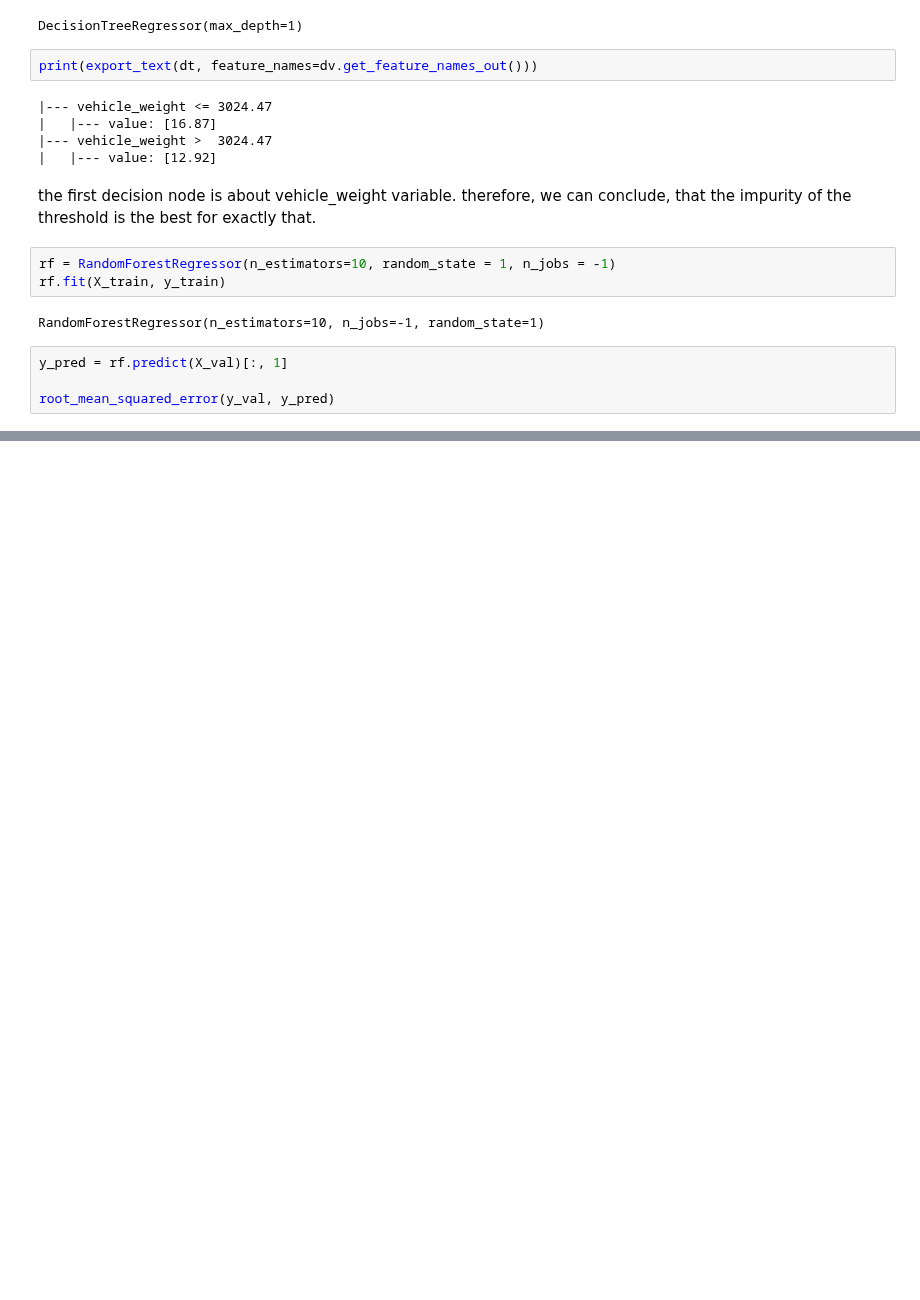
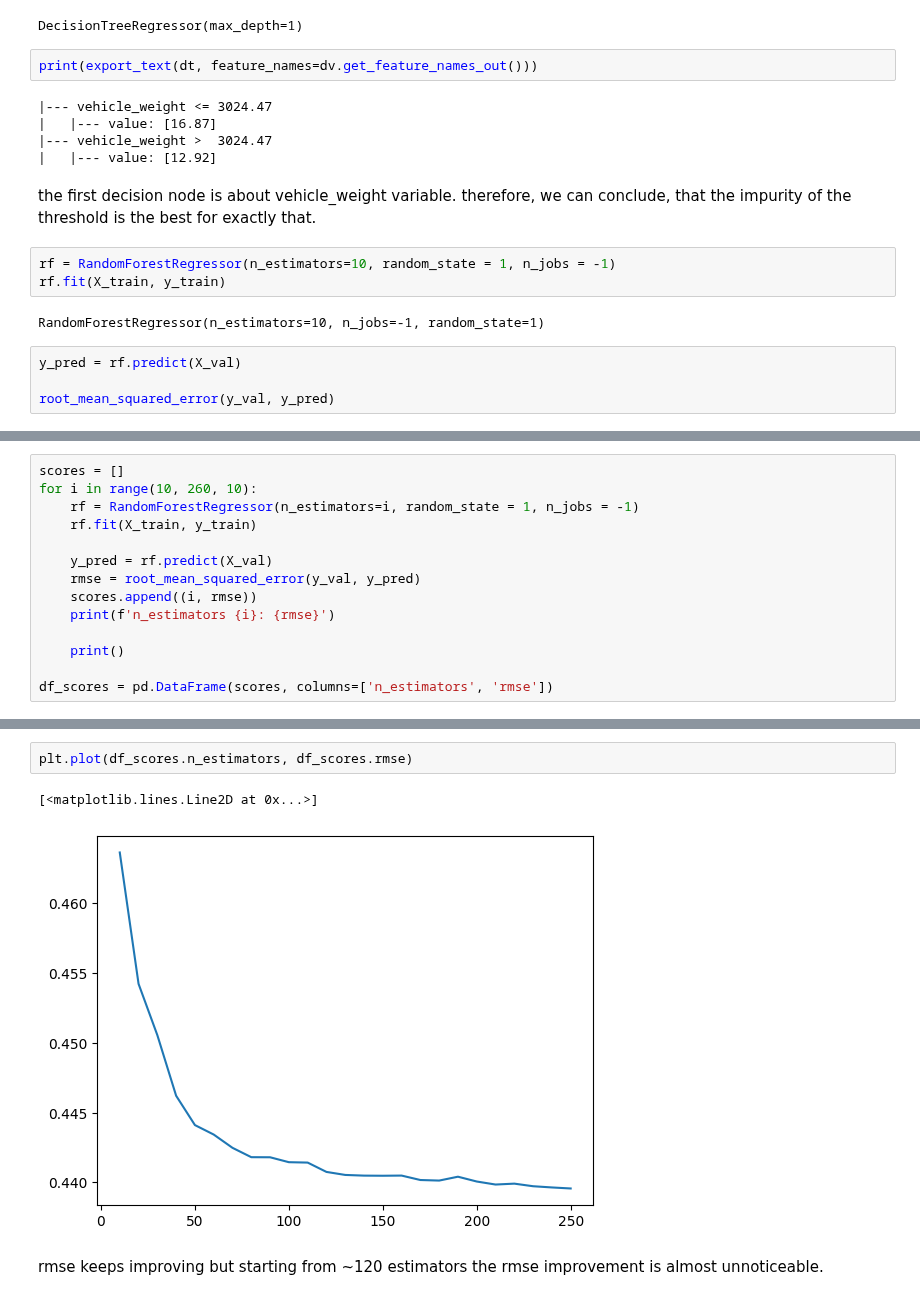
Before and after one commit to fxmidaaa/ml-homework-practice, a Jupyter notebook: homework6_trees/homework6.ipynb, the cells around one changed output, grey strips where cells are left out. Drawn from its saved outputs; the diff is of its cells as text; blank space fills up the shorter version.

```diff
--- a/homework6_trees/homework6.ipynb
+++ b/homework6_trees/homework6.ipynb
@@ -90,7 +90,7 @@ rf.fit(X_train, y_train)
 # %% [output]
 RandomForestRegressor(n_estimators=10, n_jobs=-1, random_state=1)
 # %%
-y_pred = rf.predict(X_val)[:, 1]
+y_pred = rf.predict(X_val)
 
 root_mean_squared_error(y_val, y_pred)
 # %% [output]
@@ -97,0 +98,14 @@ IndexError: too many indices for array: array is 1-dimensional, but 2 were index
+# %%
+scores = []
+for i in range(10, 260, 10):
+    rf = RandomForestRegressor(n_estimators=i, random_state = 1, n_jobs = -1)
+    rf.fit(X_train, y_train)
+
+    y_pred = rf.predict(X_val)
+    rmse = root_mean_squared_error(y_val, y_pred)
+    scores.append((i, rmse))
+    print(f'n_estimators {i}: {rmse}')
+
+    print()
+
+df_scores = pd.DataFrame(scores, columns=['n_estimators', 'rmse'])
@@ -97,0 +130,7 @@ IndexError: too many indices for array: array is 1-dimensional, but 2 were index
+# %%
+plt.plot(df_scores.n_estimators, df_scores.rmse)
+# %% [output]
+[<matplotlib.lines.Line2D at 0x...>]
+[figure, added]
+# %% [markdown]
+rmse keeps improving but starting from ~120 estimators the rmse improvement is almost unnoticeable.
```
Also changed, not shown: parts of 10 cells of this notebook.
